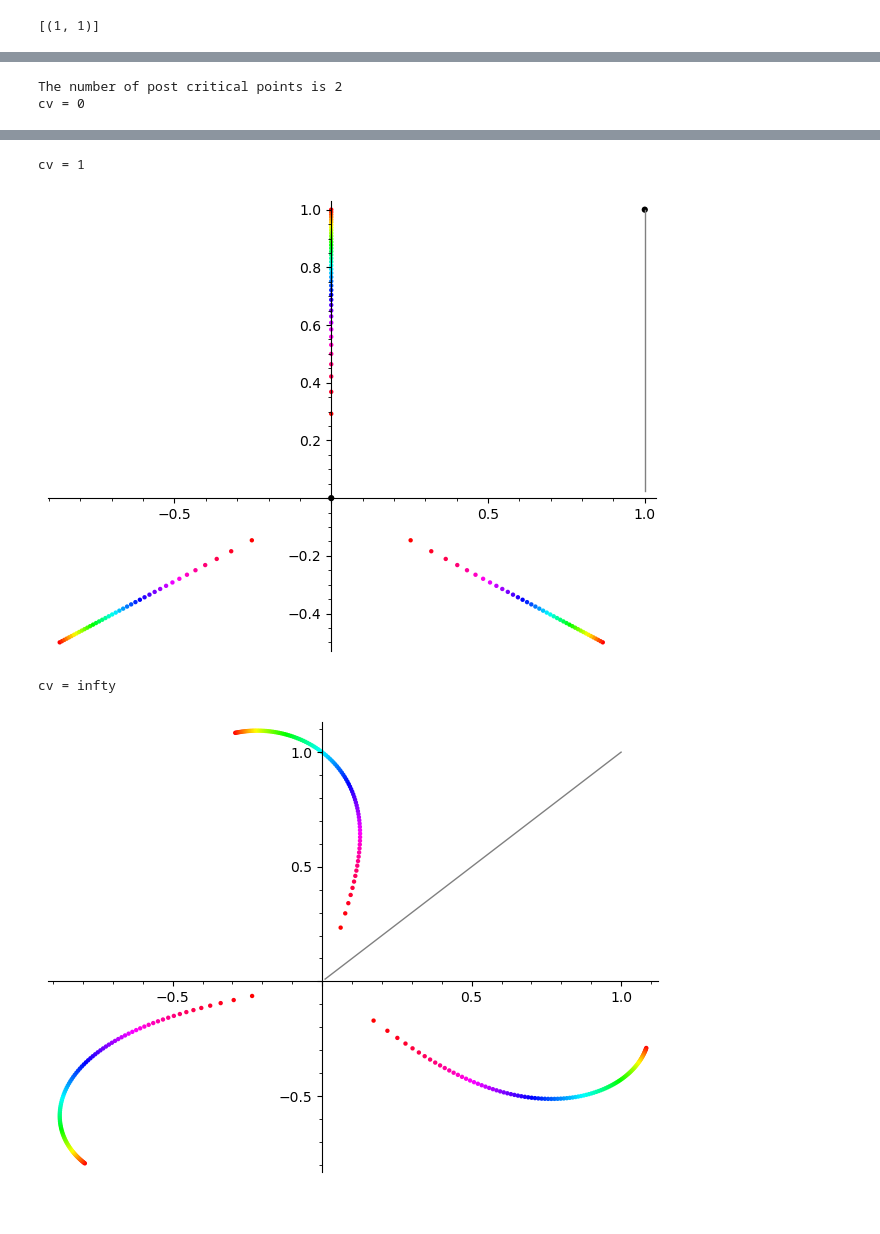
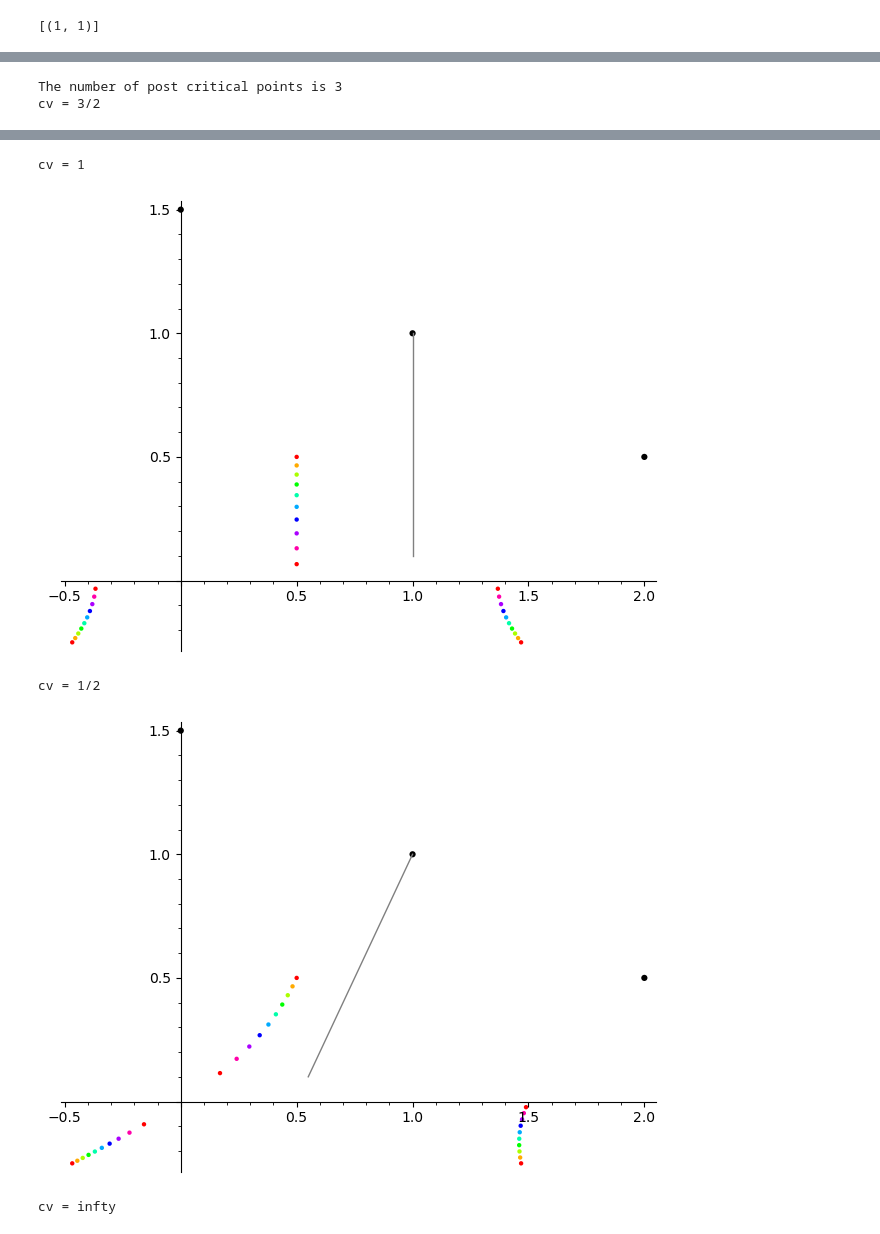
Before and after one commit to junwenwaynepeng/IteratedMonodromyGroup, a Jupyter notebook: IteratedMonodromyGroup.ipynb, the cells around one changed output, grey strips where cells are left out. Drawn from its saved outputs; the diff is of its cells as text; code cells hidden in the pictures.

Commit message:
Add files via upload
Creat FindSpider2

```diff
--- a/IteratedMonodromyGroup.ipynb
+++ b/IteratedMonodromyGroup.ipynb
@@ -461,8 +535,8 @@ def permutation_form(f, base_point, steps=10, boring_shift = 10):
     along straight-line paths from base_point to each critical value (and ∞ if polynomial).
 
     Returns:
-        branch_tracking_map: dict[crit_point] -> dict[f^{-1}(post_crit_points)] -> list((x,y)| x is in f^{-1}(t) and we let t close to p a critcal point, x will move to y)
-        generators: dict[crit_point or oo] -> Permutation
+        branch_tracking_map: dict[post_crit_point] -> dict[f^{-1}(post_crit_points)] -> list((x,y)| x is in f^{-1}(t) and we let t close to p a critcal point, x will move to y)
+        generators: dict[post_crit_point or oo] -> Permutation
         label2index: dict[label] -> int  (stable 1-based indices)
         crit_points: list of critical points (with duplicates removed), denoted by C_f
         post_crit_points: set of post-critical point (closed under f), denoted by P_f
@@ -493,7 +567,6 @@ def permutation_form(f, base_point, steps=10, boring_shift = 10):
             break
 
         post_crit_points = next_vals
-        print(f"The number of post critical points is {len(post_crit_points)}")
 
     # OPTIONAL: If you need deterministic order for printing or graphing *after* the loop,
     # you can apply a sort here at the very end.
@@ -505,7 +578,6 @@ def permutation_form(f, base_point, steps=10, boring_shift = 10):
                       for sol in solve(f == base_point, x, solution_dict=True)]
 
     # --- branch_tracking_map: for each target value, track inverse branches ----
-    print("done initial settings")
     branch_tracking_map = {}
 
     # track towards each finite critical value, in deterministic order
@@ -531,7 +603,6 @@ def permutation_form(f, base_point, steps=10, boring_shift = 10):
             subdict.setdefault(final_anchor, []).append(pair)
 
         branch_tracking_map[pole] = subdict
-    print("finished step 1")
     # --- include behavior at infinity if f is a polynomial --------------------
 
     if f.is_polynomial(x):
@@ -687,7 +846,7 @@ for f in fs:
     # 2. Build the label dictionaries using pure strings as the keys
     poles_label = {str(pole): f'p[{poles.index(pole)}]' for pole in poles}
     dots_label = {str(dot): f'd[{dots.index(dot)}]' for dot in dots}
-    roots_label = {str(root): f'x[{roots.index(root)}]' for root in roots}
+    roots_label = {str(root): f'x[{label2index[root]}]' for root in roots}
 
     pos_dict = {}
     G = Graph(multiedges=True, loops=True, sparse=True)
@@ -699,7 +858,6 @@ for f in fs:
         for dot in data[generator].keys():
             str_dot = str(dot)
 
-            # Now this will match perfectly because '0' == '0'
             if str_dot in dots_label:
                 pos_dict[dots_label[str_dot]] = [dot.real(), dot.imag()]
                 dot_label = dots_label[str_dot]
@@ -711,7 +869,6 @@ for f in fs:
                 str_x = str(x)
                 G.add_edges([(dot_label, roots_label[str_x], f'{poles_label[str_gen]}')])
                 pos_dict[roots_label[str_x]] = [x.real(), x.imag()]
-    print(f'f = {f}')
-    G.graphplot(pos=pos_dict, edge_labels=True, vertex_size=1000).plot(figsize=[20,20])
-    FindSpider(G, roots_label)
+    print(f'f = {f}, the number of post critical points is {len(post_crit_points)}')
+    FindSpider2(G, roots_label)
 # %% [output]
@@ -873,6 +1004,6 @@ def preimage_path_plots(f, base_point, steps=50, steps_infty=100,
 # %%
 x = var('x')
-f = 1-x^3
+f = (x - 1)^(-2)
 base_point = i+1
 steps = 10
 # %%
@@ -906,7 +1037,7 @@ for generator in data.keys():
 # 2. Build the label dictionaries using pure strings as the keys
 poles_label = {str(pole): f'p[{poles.index(pole)}]' for pole in poles}
 dots_label = {str(dot): f'd[{dots.index(dot)}]' for dot in dots}
-roots_label = {str(root): f'x[{roots.index(root)}]' for root in roots}
+roots_label = {str(root): f'x[{label2index[root]}]' for root in roots}
 
 pos_dict = {}
 G = Graph(multiedges=True, loops=True, sparse=True)
@@ -932,6 +1063,8 @@ for generator in data.keys():
             pos_dict[roots_label[str_x]] = [x.real(), x.imag()]
 
 print(f'f={f}')
-G.graphplot(pos=pos_dict, edge_labels=True, vertex_size=1000).plot(figsize=[20,20])
-FindSpider(G, roots_label)
+G.graphplot(pos=pos_dict, edge_labels=True, vertex_size=1000).plot(figsize=[20,20]).show()
+#FindSpider(G, roots_label)
+print(f'generators={generators}')
+print(f'label2index={label2index}')
 # %% [output]
@@ -946,9 +1075,12 @@ Starting with root x[1]:
 # %%
-figs = preimage_path_plots(f, base_point, steps=40, steps_infty=100, include_infty=True)
+x = var('x')
+f =-2*x^3 + 3*x^2 + 1/2
+base_point = (1+i)
+figs = preimage_path_plots(f, base_point, steps=10, steps_infty=100, include_infty=True)
 # Or any finite critical value:
 for cv, G in figs.items():
     print("cv =", cv)
     show(G)
 # %% [output]
-The number of post critical points is 2
-cv = 0
+The number of post critical points is 3
+cv = 3/2
@@ -956,4 +1088,5 @@ cv = 0
 cv = 1
-[figure, old version]
+[figure, new version]
-cv = infty
+cv = 1/2
-[figure, old version]
+[figure, new version]
+cv = infty
```
Also changed, not shown: parts of 12 cells of this notebook.
